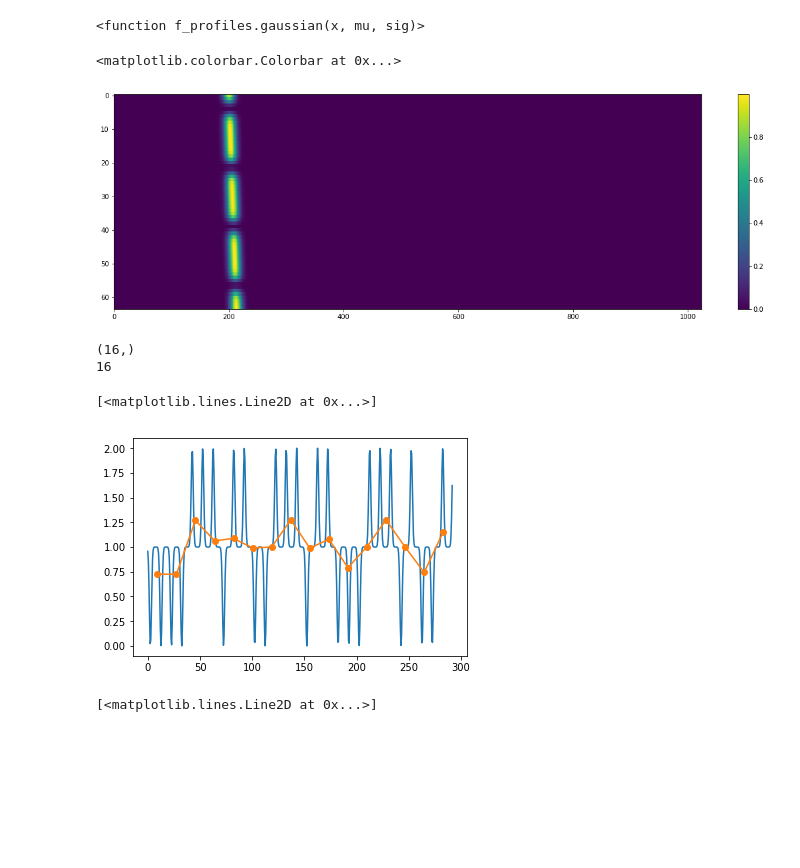
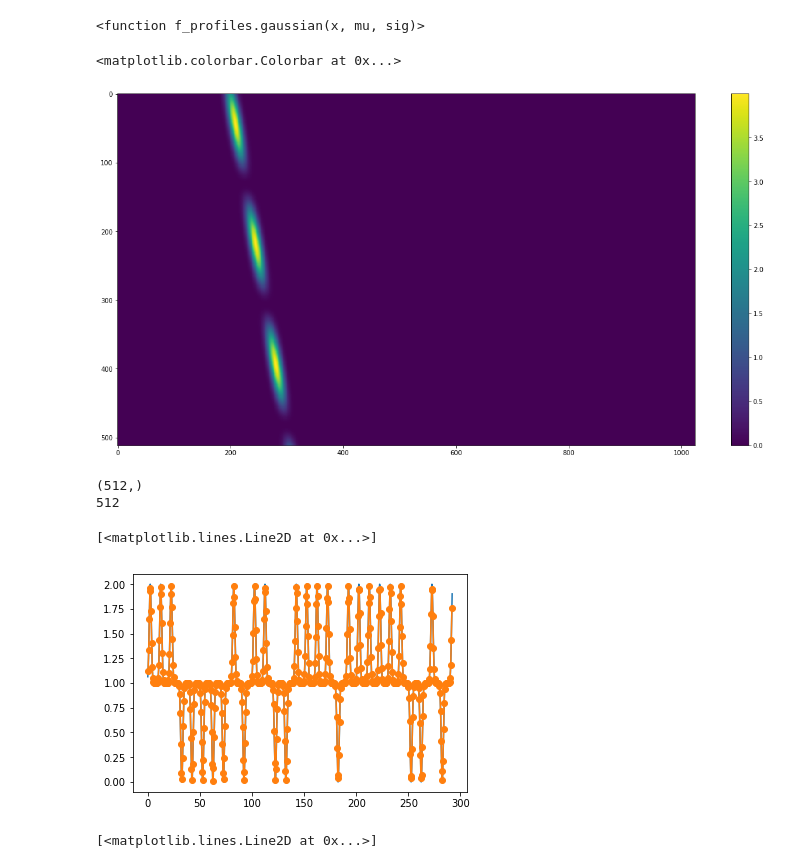
Before and after one commit to bbrzycki/setigen, a Jupyter notebook: jupyter-notebooks/Add_general_signal.ipynb, the cells around one changed output. Cells and saved outputs as stored; diff of their text form; code cells hidden in the pictures; blank space fills up the shorter version.

Commit message:
Update generate_signal with a crude yet quick integration method

```diff
--- a/jupyter-notebooks/Add_general_signal.ipynb
+++ b/jupyter-notebooks/Add_general_signal.ipynb
@@ -340,47 +340,50 @@ def periodic_gaussian_t_profile(period, phase, sigma, pulse_dir, width, pnum = 1
         for c, sign in center_signs:
             intensity += sign * amplitude * stg.gaussian(t, c, width)
 
         intensity += level
         relu = np.vectorize(lambda x: max(0,x))
         return relu(intensity)
     return t_profile
 
 scale_factor = 32
 tsamp = 18.253611008/scale_factor
 # tsamp = 0.5
 fch1 = 6095.214842353016
 df = -2.7939677238464355e-06
 # df = -2e-06
 
 fchans = 1024
-tchans = 16*scale_factor/8
+tchans = 16*scale_factor
 # tchans = 512
 
 fs = np.arange(fch1, fch1 + fchans*df, df)
 ts = np.arange(0, tchans*tsamp, tsamp)
 
+# signal = stg.generate(ts,
+#                           fs,
+#                           stg.constant_path(f_start = fs[200], drift_rate = -0.000002),
+#                           periodic_gaussian_t_profile(period = 3, phase = 0, sigma = 1, pulse_dir = 'rand', width = 1, pnum = 10, amplitude = 1, level = 2),
+#                           stg.gaussian_f_profile(width = 0.000025),
+#                           stg.constant_bp_profile(level = 1.0),
+#                           integrate = True,
+#                           samples = 20)
+
 signal = stg.generate(ts,
                           fs,
                           stg.constant_path(f_start = fs[200], drift_rate = -0.000001),
-                          periodic_gaussian_t_profile(period = 10, phase = 0, sigma = 0.1, pulse_dir = 'down', width = 1, pnum = 3, amplitude = 1, level = 1),
+                          stg.sine_t_profile(period = 100, phase = 0, amplitude = 2, level = 2),
                           stg.gaussian_f_profile(width = 0.00002),
-                          stg.constant_bp_profile(level = 1.0))
+                          stg.constant_bp_profile(level = 1.0),
+                          integrate = True)
 
-# signal = stg.generate(ts,
-#                           fs,
-#                           stg.constant_path(f_start = fs[200], drift_rate = -0.000001),
-#                           stg.sine_t_profile(period = 10, phase = 0, amplitude = 2, level = 2),
-#                           stg.gaussian_f_profile(width = 0.00002),
-#                           stg.constant_bp_profile(level = 1.0))
-
-fig = plt.figure(figsize=(20,6))
+fig = plt.figure(figsize=(20,10))
 plt.imshow((signal), aspect='auto')
 plt.colorbar()
 # %% [output]
 <matplotlib.colorbar.Colorbar at 0x...>
-[figure, old version]
+[figure, new version]
 # %%
-scale_factor = 1
+scale_factor = 32
 tsamp = 18.253611008/scale_factor
 # tsamp = 0.5
 fch1 = 6095.214842353016
@@ -417,10 +420,10 @@ print(len(new_y))
 plt.plot(new_ts, y)
 plt.plot(ts+tsamp/2, new_y, 'o-')
 # %% [output]
-(16,)
-16
+(512,)
+512
 [<matplotlib.lines.Line2D at 0x...>]
-[figure, old version]
+[figure, new version]
 # %%
 import scipy.integrate as integrate
 import scipy.special as special
```
Also changed, not shown: parts of 1 cell of this notebook, 4 other files.
